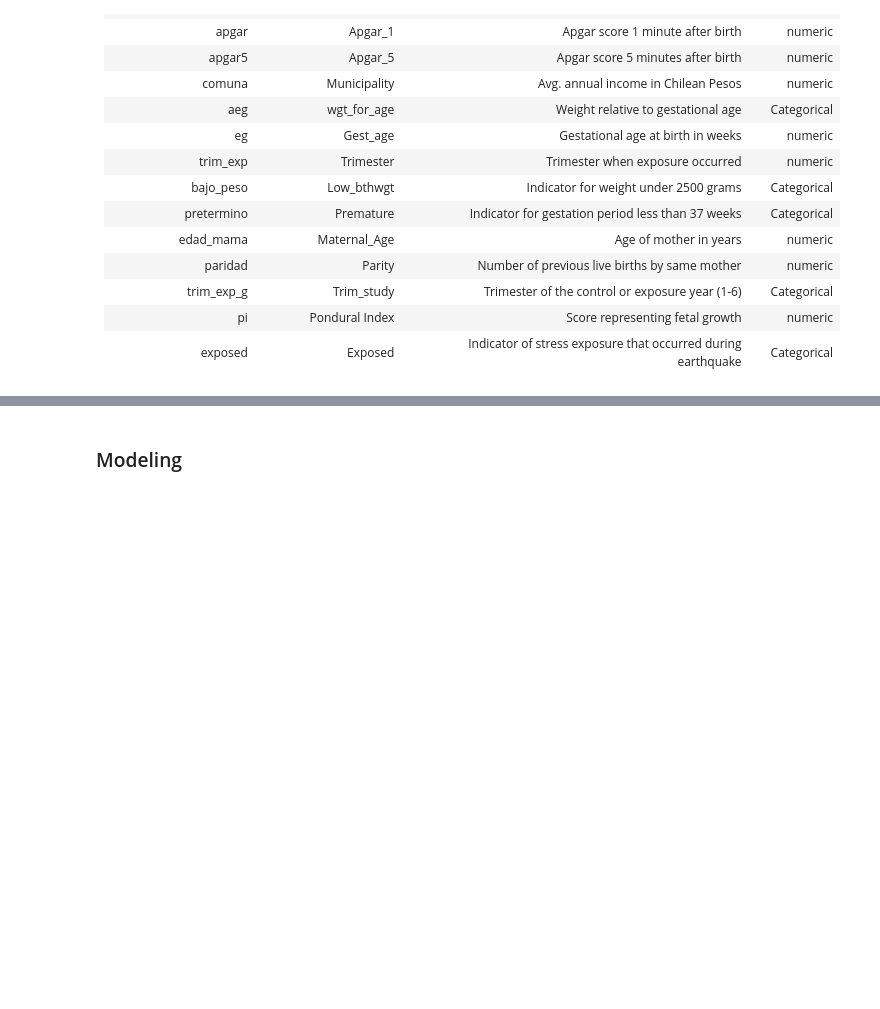
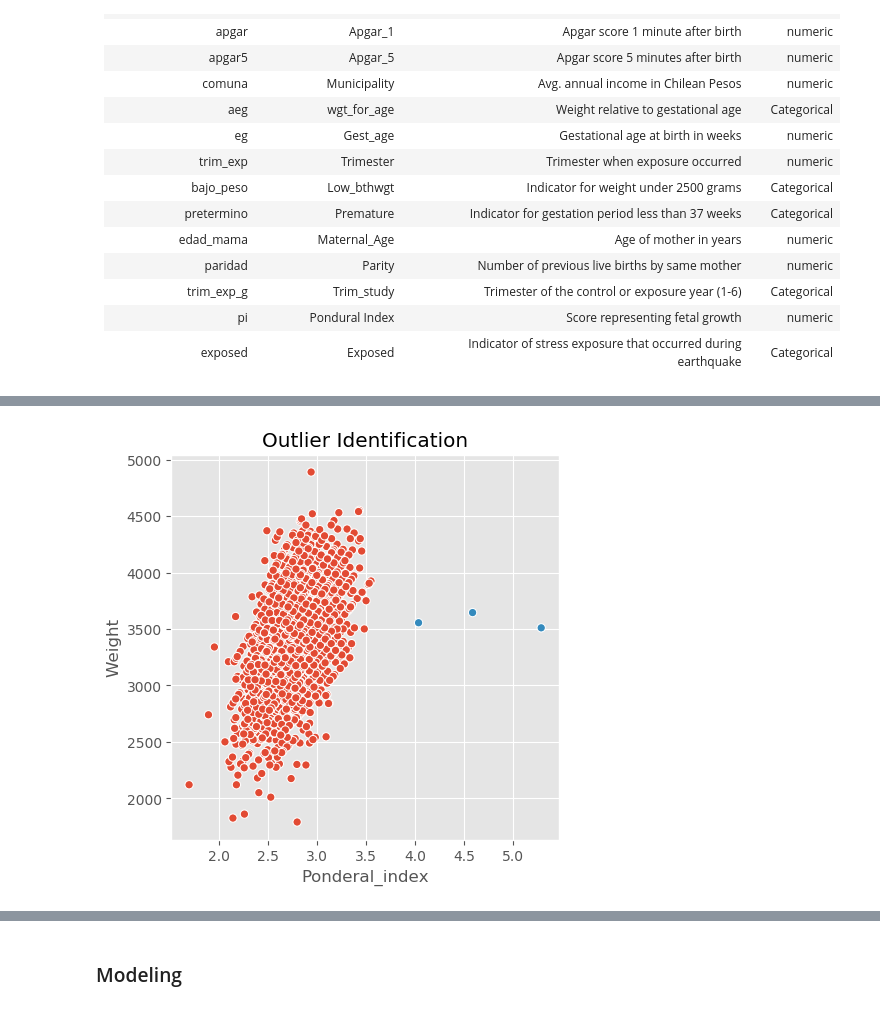
Before and after one commit to ShonTM/DataMiningProject1, a Jupyter notebook: MSDS Data Mining Project 1.ipynb, the cells around one changed output, grey strips where cells are left out. Cells and saved outputs as stored; diff of their text form; code cells hidden in the pictures; blank space fills up the shorter version.

```diff
--- a/MSDS Data Mining Project 1.ipynb
+++ b/MSDS Data Mining Project 1.ipynb
@@ -309,0 +231,14 @@ Are there other features that could be added to the data or created from existin
+# %%
+x = df_lite['Ponderal_index']
+y = df_lite['Weight']
+c = df_lite['Ponderal_index'] >= 4.0
+
+plt.figure(figsize=(5,5))
+plt.style.use('ggplot')
+
+ax = sns.scatterplot(x,y,hue=c)
+ax.legend().set_visible(False)
+ax.set_title('Outlier Identification')
+plt.show()
+# %% [output]
+[figure, added]
```
Also changed, not shown: parts of 63 cells of this notebook.
